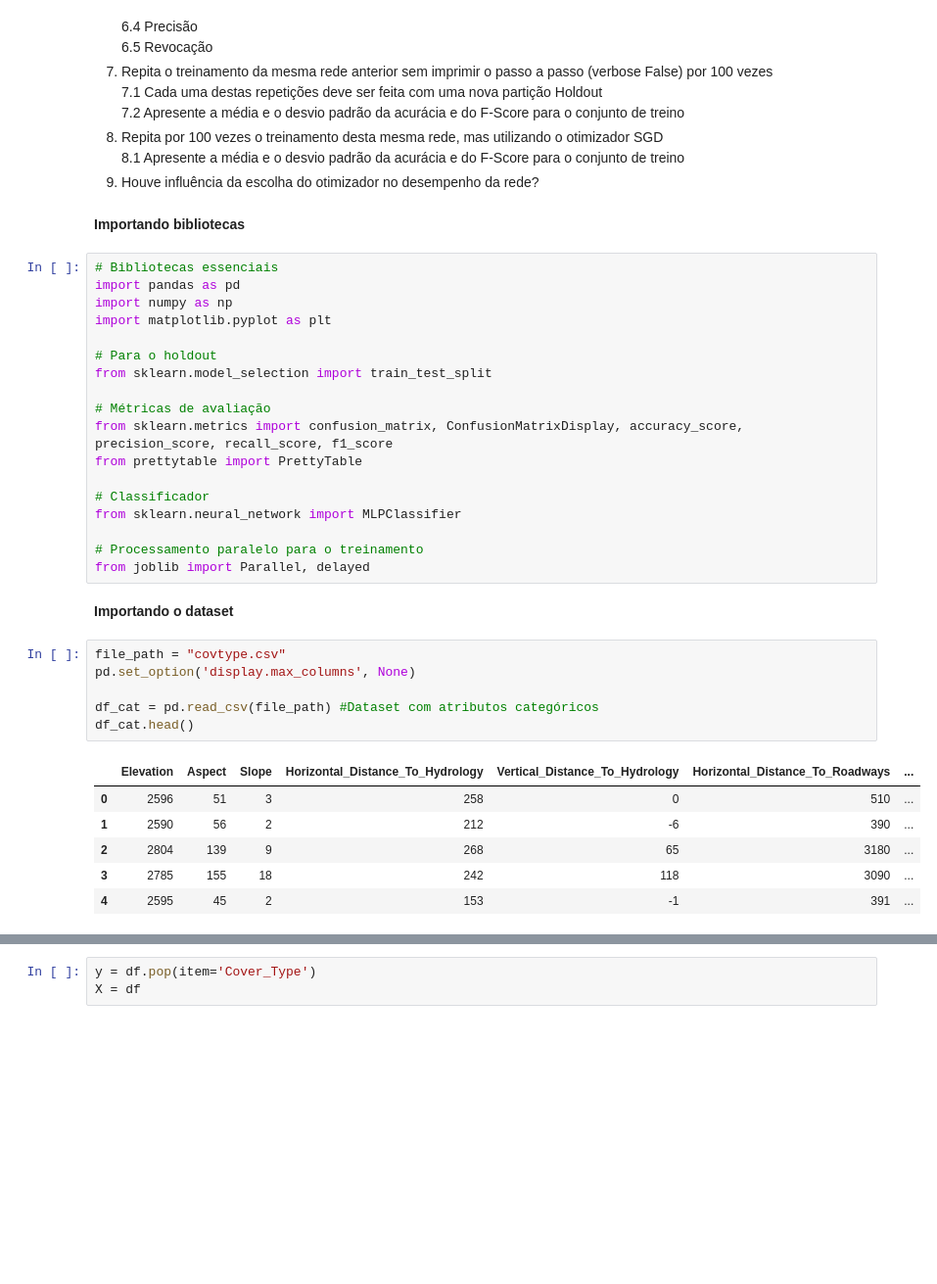
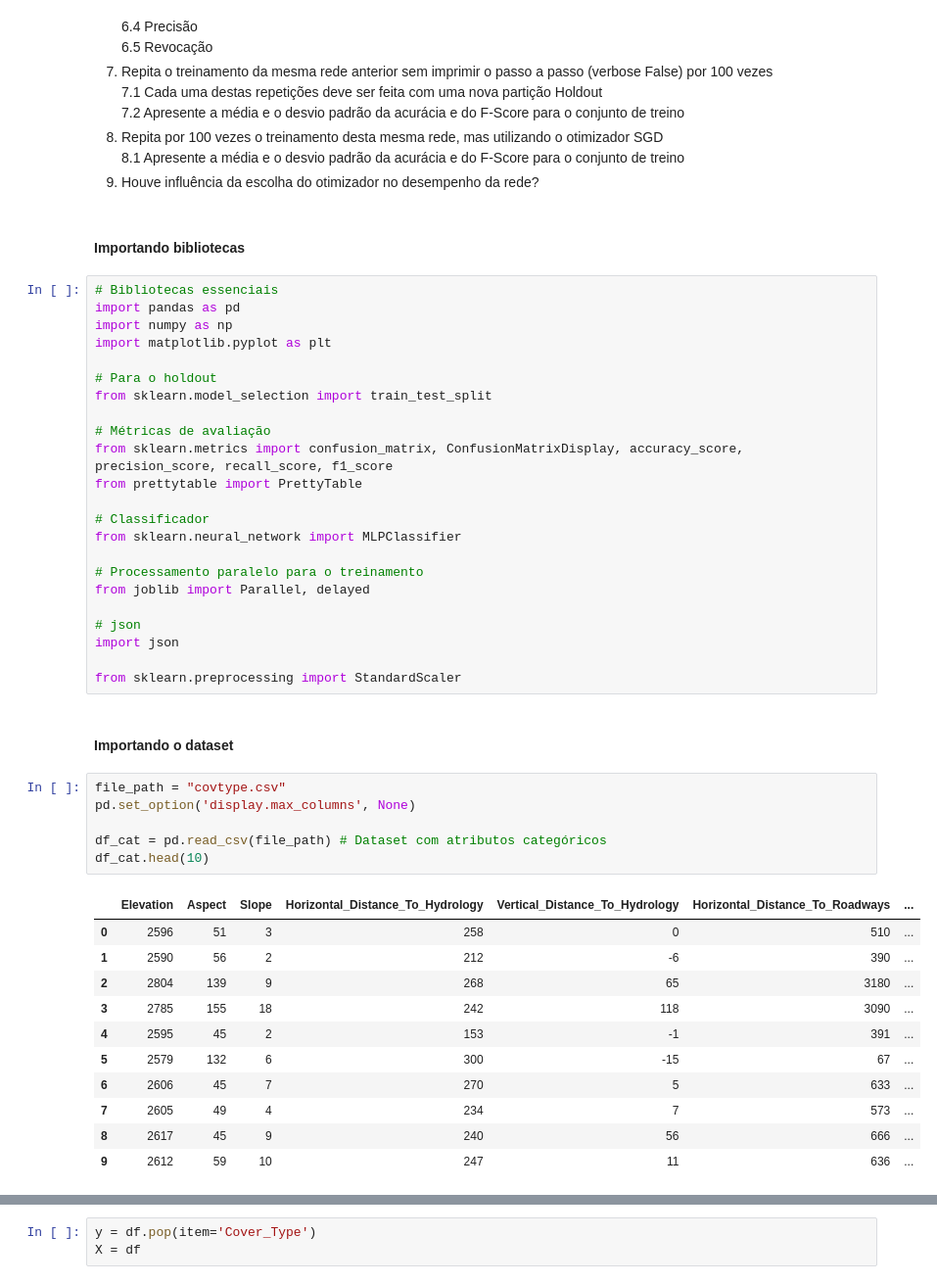
Before and after one commit to IRGarrido/RNA_PP2.2, a Jupyter notebook: PP2.2.2 - Proposição e Avaliação de RNAs.ipynb, the cells around one changed output, grey strips where cells are left out. Shown at 98% size. Saved outputs shown, nothing was run; the diff lists cells and outputs as text; blank space fills up the shorter version.

```diff
--- a/PP2.2.2 - Proposição e Avaliação de RNAs.ipynb
+++ b/PP2.2.2 - Proposição e Avaliação de RNAs.ipynb
@@ -54,7 +54,7 @@ Se todo o conjunto X for utilizado na padronização, a rede neural receberá in
     8.1 Apresente a média e o desvio padrão da acurácia e do F-Score para o conjunto de treino
 9. Houve influência da escolha do otimizador no desempenho da rede?
 # %% [markdown]
-**Importando bibliotecas**
+#### Importando bibliotecas
 # %%
 # Bibliotecas essenciais
 import pandas as pd
@@ -73,19 +73,29 @@ from sklearn.neural_network import MLPClassifier
 
 # Processamento paralelo para o treinamento
 from joblib import Parallel, delayed
+
+# json
+import json
+
+from sklearn.preprocessing import StandardScaler
 # %% [markdown]
-**Importando o dataset**
+#### Importando o dataset
 # %%
 file_path = "covtype.csv"
 pd.set_option('display.max_columns', None)
 
-df_cat = pd.read_csv(file_path) #Dataset com atributos categóricos
-df_cat.head()
+df_cat = pd.read_csv(file_path) # Dataset com atributos categóricos
+df_cat.head(10)
 # %% [output]
 |  | Elevation | Aspect | Slope | Horizontal_Distance_To_Hydrology | Vertical_Distance_To_Hydrology | Horizontal_Distance_To_Roadways | ... |
 | 0 | 2596 | 51 | 3 | 258 | 0 | 510 | ... |
 | 1 | 2590 | 56 | 2 | 212 | -6 | 390 | ... |
 | 2 | 2804 | 139 | 9 | 268 | 65 | 3180 | ... |
 | 3 | 2785 | 155 | 18 | 242 | 118 | 3090 | ... |
 | 4 | 2595 | 45 | 2 | 153 | -1 | 391 | ... |
+| 5 | 2579 | 132 | 6 | 300 | -15 | 67 | ... |
+| 6 | 2606 | 45 | 7 | 270 | 5 | 633 | ... |
+| 7 | 2605 | 49 | 4 | 234 | 7 | 573 | ... |
+| 8 | 2617 | 45 | 9 | 240 | 56 | 666 | ... |
+| 9 | 2612 | 59 | 10 | 247 | 11 | 636 | ... |
 # %% [markdown]
```
Also changed, not shown: parts of 40 cells of this notebook, 8 other files.
